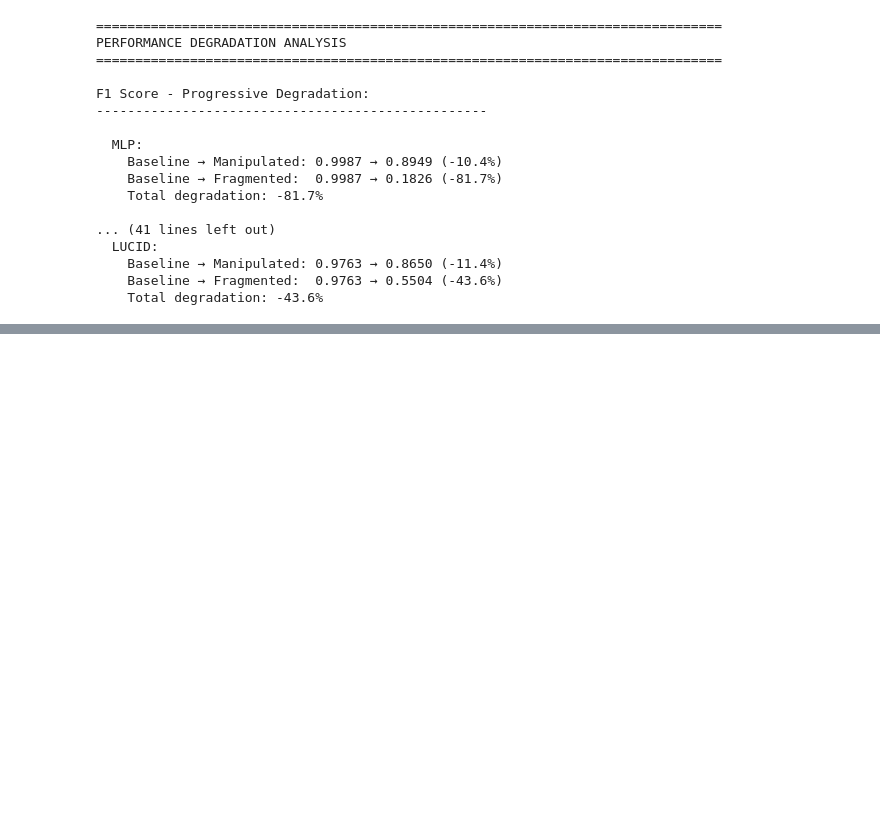
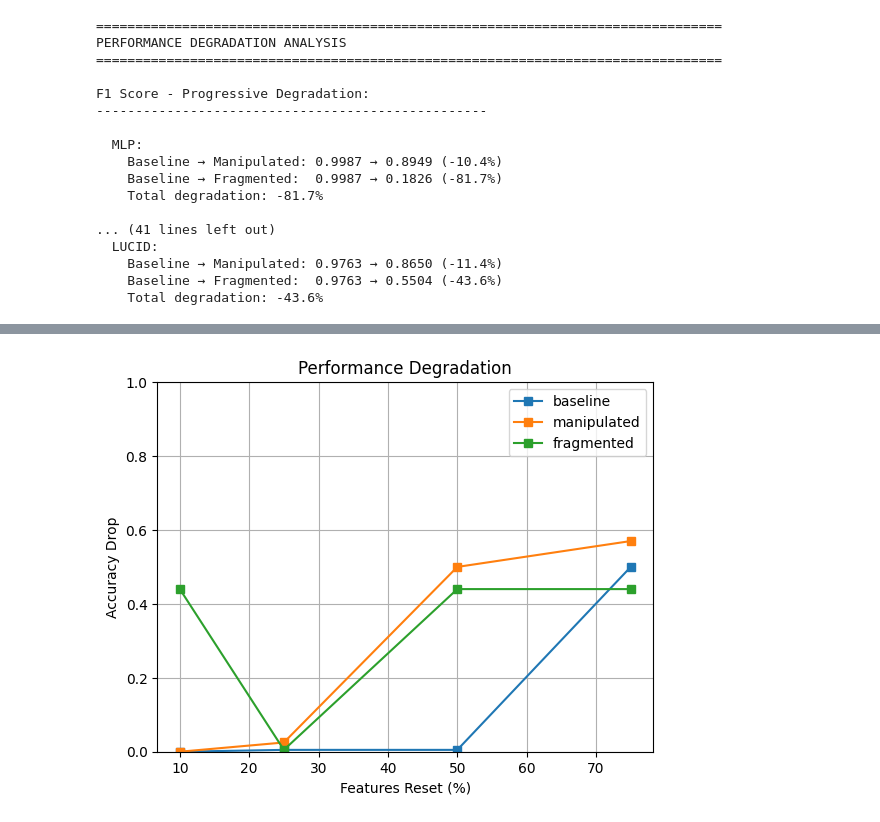
Before and after one commit to AlessiaPivotto/EvasionShield-LUCID, a Jupyter notebook: TESI/PLOT_TESI/Plot_Tesi.ipynb, the cells around one changed output, grey strips where cells are left out. Saved outputs shown, nothing was run; the diff lists cells and outputs as text; code cells hidden in the pictures; blank space fills up the shorter version.

Commit message:
Changes in plots

```diff
--- a/TESI/PLOT_TESI/Plot_Tesi.ipynb
+++ b/TESI/PLOT_TESI/Plot_Tesi.ipynb
@@ -721 +721,29 @@ Performance Improvement vs Original Training (OG):
 3. OG          : std = 0.4790
+# %%
+# Recreate the plot with adjusted y-axis scale (0 to 1)
+
+import matplotlib.pyplot as plt
+
+# Data approximated from the provided figure
+x = [10, 25, 50, 75]
+
+baseline = [0.0, 0.005, 0.005, 0.50]
+manipulated = [0.0, 0.025, 0.50, 0.57]
+fragmented = [0.44, 0.005, 0.44, 0.44]
+
+# Create the plot
+plt.figure()
+plt.plot(x, baseline, marker='s', label='baseline')
+plt.plot(x, manipulated, marker='s', label='manipulated')
+plt.plot(x, fragmented, marker='s', label='fragmented')
+
+plt.title("Performance Degradation")
+plt.xlabel("Features Reset (%)")
+plt.ylabel("Accuracy Drop")
+plt.ylim(0, 1)  # Adjusted scale from 0 to 1
+plt.legend()
+plt.grid(True)
+
+plt.show()
+# %% [output]
+[figure, added]
```
Also changed, not shown: parts of 1 cell of this notebook.
